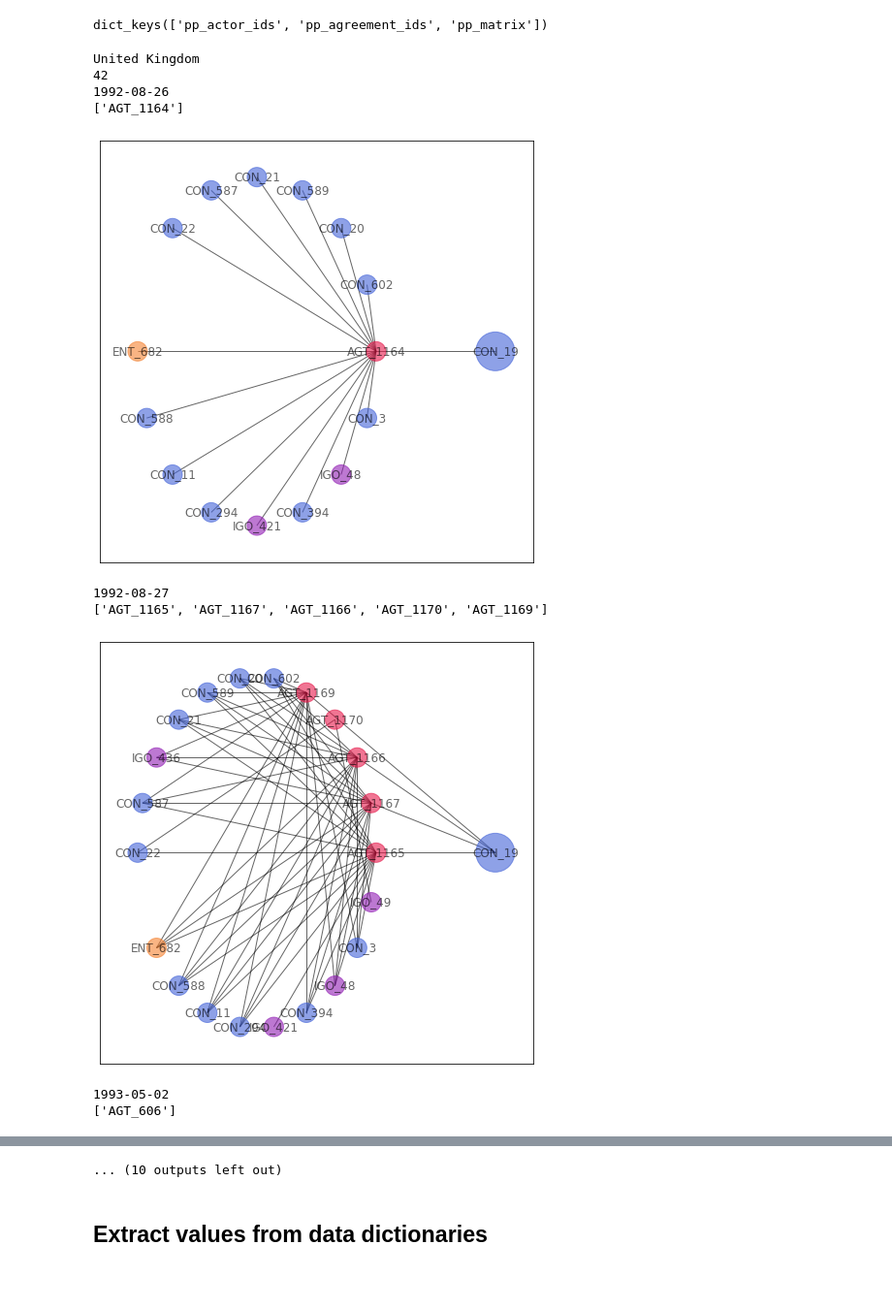
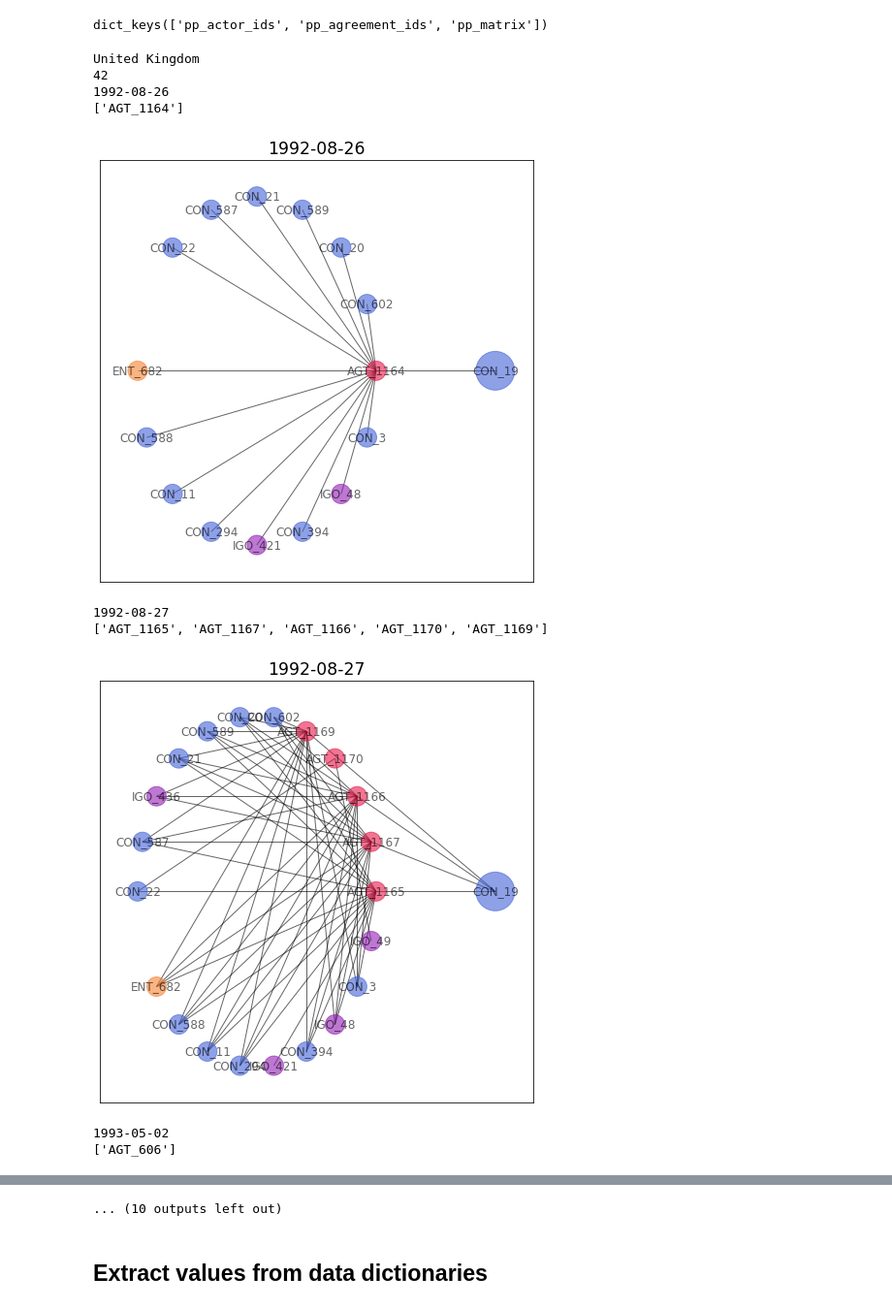
Before and after one commit to roybgardner/agreements-actors, a Jupyter notebook: signatories_network_time_series.ipynb, the cells around one changed output, grey strips where cells are left out. Shown at 97% size. Cells and saved outputs as stored; diff of their text form; code cells hidden in the pictures; blank space fills up the shorter version.

```diff
--- a/signatories_network_time_series.ipynb
+++ b/signatories_network_time_series.ipynb
@@ -57,7 +57,7 @@ dict_keys(['pp_actor_ids', 'pp_agreement_ids', 'pp_matrix'])
 # %%
 %run ./network_functions.py
 
-def display_networkx_graph(actor_id,query_matrix,vertex_indices,adj_vertices,data_dict):
+def display_networkx_graph(actor_id,query_matrix,vertex_indices,adj_vertices,data_dict,title='',file=''):
     node_labels = {}
     node_sizes = []
     for i,index in enumerate(vertex_indices):
@@ -80,6 +80,9 @@ def display_networkx_graph(actor_id,query_matrix,vertex_indices,adj_vertices,dat
     nx.draw_networkx(graph,pos,labels=node_labels,node_color=node_colors,node_size=node_sizes,\
                      font_size=12,alpha=0.6)
     plt.grid(False)
+    plt.title(title,fontsize='xx-large')
+    if len(file) > 0:
+        plt.savefig('../../outputs/' + file + '.png', bbox_inches='tight')
     plt.show()
 
 # Decide on an actor
@@ -110,37 +113,37 @@ for agreement_id in pp_data_dict['pp_agreement_ids']:
 
 dates = sorted(dates_dict.items(),key=lambda kv:kv[0])
 
 adj_matrix,adj_vertices = adjacency_from_biadjacency(pp_data_dict)
 
 for t in dates:
     print(t[0])
     agreement_ids = t[1]
     print(agreement_ids)
     agreement_indices = [pp_data_dict['pp_agreement_ids'].index(agreement_id) for\
                          agreement_id in agreement_ids]
     actor_indices = []
     for agreement_index in agreement_indices:
         actor_indices.extend([index for index,v in enumerate(pp_data_dict['pp_matrix'][agreement_index]) if\
                                   v==1])
         actor_indices = list(set(actor_indices))
 
     actor_ids = [pp_data_dict['pp_actor_ids'][index] for index in actor_indices]
 
     query_vertices = []
     query_vertices.extend(actor_ids)
     query_vertices.extend(agreement_ids)
     query_indices = [adj_vertices.index(vertex) for vertex in query_vertices]
     query_matrix,found_indices = get_query_matrix(query_indices,adj_matrix,operator='AND')
-    display_networkx_graph(actor_id,query_matrix,found_indices,adj_vertices,data_dict)
+    display_networkx_graph(actor_id,query_matrix,found_indices,adj_vertices,data_dict,title=t[0],file=t[0])
     #break
 # %% [output]
 United Kingdom
 42
 1992-08-26
 ['AGT_1164']
-[figure, old version]
+[figure, new version]
 1992-08-27
 ['AGT_1165', 'AGT_1167', 'AGT_1166', 'AGT_1170', 'AGT_1169']
-[figure, old version]
+[figure, new version]
 1993-05-02
 ['AGT_606']
```
Also changed, not shown: parts of 1 cell of this notebook, 2 other files.
